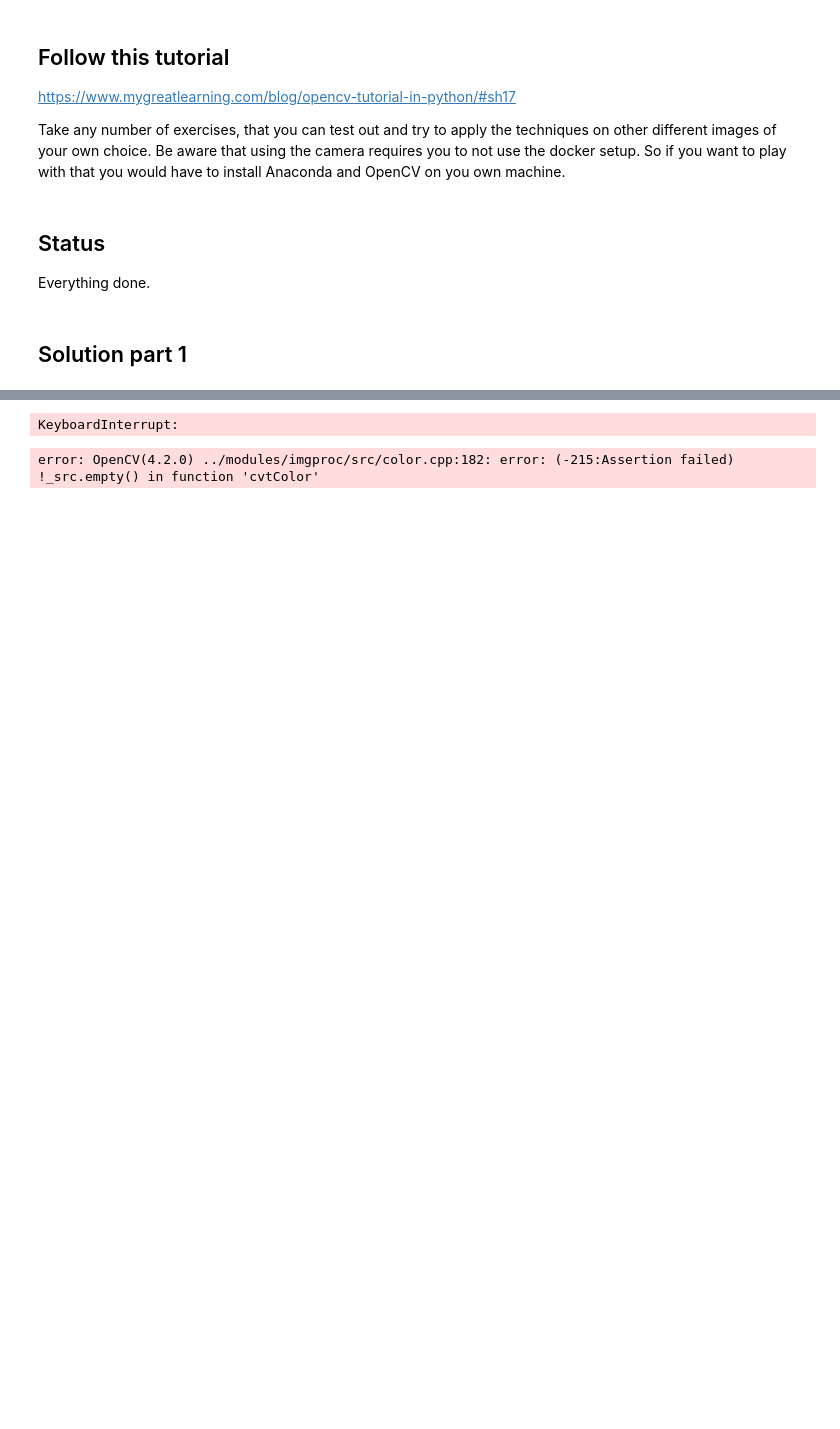
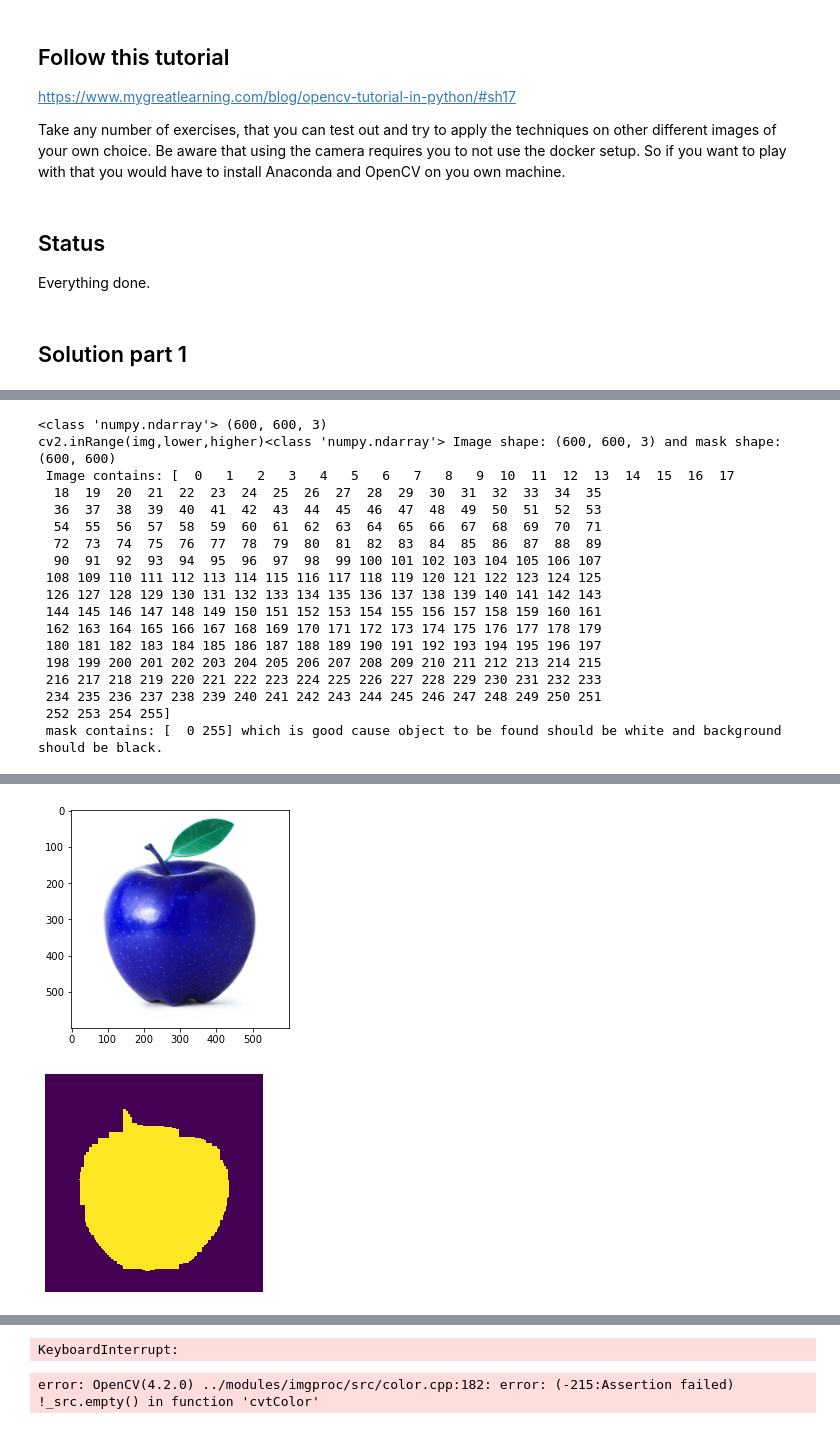
Before and after one commit to NicoCPH/Python-Hand-in, a Jupyter notebook: Week_12 HandIn .ipynb, the cells around one changed output, grey strips where cells are left out. Cells and saved outputs as stored; diff of their text form; code cells hidden in the pictures; blank space fills up the shorter version.

```diff
--- a/Week_12 HandIn .ipynb
+++ b/Week_12 HandIn .ipynb
@@ -27,0 +107,49 @@ Everything done.
+# %%
+def create_ball_mask(image):
+    """From an image create a HSV mask by identifying lower and upper bounds of the three values"""
+    # Color values in HSV
+    lower_red = np.array([160,20,70])
+    upper_red = np.array([190,255,255])
+
+
+    hsv_img = cv2.cvtColor(image, cv2.COLOR_RGB2HSV)
+
+    mask = cv2.inRange(hsv_img, lower_red, upper_red) # inRange: exclude all pixels outside of range
+    mask = cv2.dilate(mask, None, iterations=50)           # dilate: (like pupils) expand pixels around the center
+    mask = cv2.erode(mask, None, iterations=50)            # erode: opposite of dilate. remove pixels from outer layer
+    print(f'cv2.inRange(img,lower,higher){type(mask)} Image shape: {image.shape} and mask shape: {mask.shape}\n Image contains: {np.unique(image)}\n mask contains: {np.unique(mask)} which is good cause object to be found should be white and background should be black.')
+
+    return mask
+
+def create_plot(image, title=''):
+    plt.imshow(image, interpolation='none')
+    plt.title(title)
+    plt.axis('off')
+    return plt
+# %%
+img = cv2.imread('./data/index.jpeg')   # Read the image
+print(type(img),img.shape)
+plt.imshow(img)   # Ploting the image using matplotlib
+plt.figure()
+img_rgb = cv2.cvtColor(img, cv2.COLOR_BGR2RGB)
+plt.imshow(img_rgb)
+create_plot(create_ball_mask(img_rgb))
+# %% [output]
+<class 'numpy.ndarray'> (600, 600, 3)
+cv2.inRange(img,lower,higher)<class 'numpy.ndarray'> Image shape: (600, 600, 3) and mask shape: (600, 600)
+ Image contains: [  0   1   2   3   4   5   6   7   8   9  10  11  12  13  14  15  16  17
+  18  19  20  21  22  23  24  25  26  27  28  29  30  31  32  33  34  35
+  36  37  38  39  40  41  42  43  44  45  46  47  48  49  50  51  52  53
+  54  55  56  57  58  59  60  61  62  63  64  65  66  67  68  69  70  71
+  72  73  74  75  76  77  78  79  80  81  82  83  84  85  86  87  88  89
+  90  91  92  93  94  95  96  97  98  99 100 101 102 103 104 105 106 107
+ 108 109 110 111 112 113 114 115 116 117 118 119 120 121 122 123 124 125
+ 126 127 128 129 130 131 132 133 134 135 136 137 138 139 140 141 142 143
+ 144 145 146 147 148 149 150 151 152 153 154 155 156 157 158 159 160 161
+ 162 163 164 165 166 167 168 169 170 171 172 173 174 175 176 177 178 179
+ 180 181 182 183 184 185 186 187 188 189 190 191 192 193 194 195 196 197
+ 198 199 200 201 202 203 204 205 206 207 208 209 210 211 212 213 214 215
+ 216 217 218 219 220 221 222 223 224 225 226 227 228 229 230 231 232 233
+ 234 235 236 237 238 239 240 241 242 243 244 245 246 247 248 249 250 251
+ 252 253 254 255]
+ mask contains: [  0 255] which is good cause object to be found should be white and background should be black.
@@ -27,0 +157,2 @@ Everything done.
+[figure, added]
+[figure, added]
```
Also changed, not shown: parts of 6 cells of this notebook, 9 other files.
